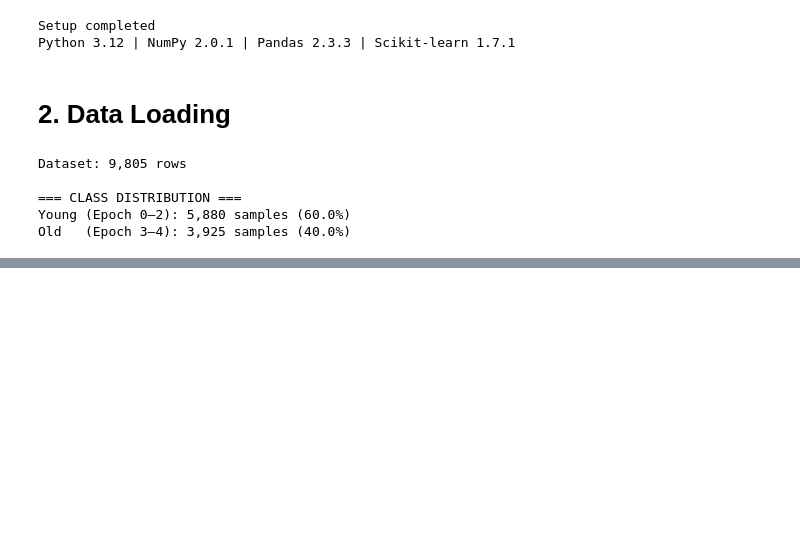
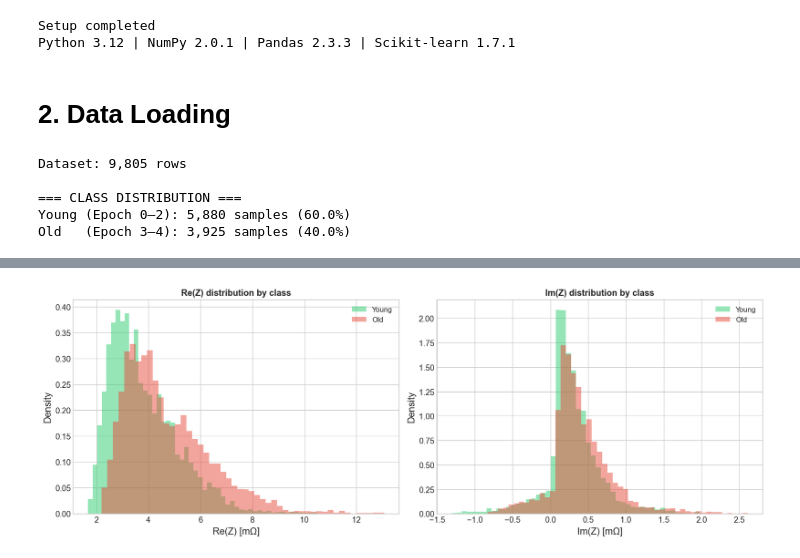
Before and after one commit to marcosoldani/ml_LiBs_project, a Jupyter notebook: notebooks/2_ClassificationAges.ipynb, the cells around one changed output, grey strips where cells are left out. Saved outputs shown, nothing was run; the diff lists cells and outputs as text; code cells hidden in the pictures; blank space fills up the shorter version.

```diff
--- a/notebooks/2_ClassificationAges.ipynb
+++ b/notebooks/2_ClassificationAges.ipynb
@@ -192,0 +241,43 @@ Old   (Epoch 3–4): 3,925 samples (40.0%)
+# %%
+# --- DISTRIBUTION OF Re(Z) AND Im(Z) BY CLASS ---
+
+fig, axes = plt.subplots(1, 2, figsize=(14, 5))
+
+for cls, color, label in [
+    (0, CLASS_COLORS[0], "Young"),
+    (1, CLASS_COLORS[1], "Old"),
+]:
+    mask = df["Age_class"] == cls
+
+    axes[0].hist(
+        df.loc[mask, "Z_real"],
+        bins=50,
+        alpha=0.5,
+        color=color,
+        label=label,
+        density=True,
+    )
+
+    axes[1].hist(
+        df.loc[mask, "Z_imag"],
+        bins=50,
+        alpha=0.5,
+        color=color,
+        label=label,
+        density=True,
+    )
+
+axes[0].set_xlabel("Re(Z) [mΩ]")
+axes[0].set_ylabel("Density")
+axes[0].set_title("Re(Z) distribution by class", fontweight="bold")
+axes[0].legend()
+
+axes[1].set_xlabel("Im(Z) [mΩ]")
+axes[1].set_ylabel("Density")
+axes[1].set_title("Im(Z) distribution by class", fontweight="bold")
+axes[1].legend()
+
+plt.tight_layout()
+plt.show()
+# %% [output]
+[figure, added]
```
Also changed, not shown: parts of 3 cells of this notebook.
